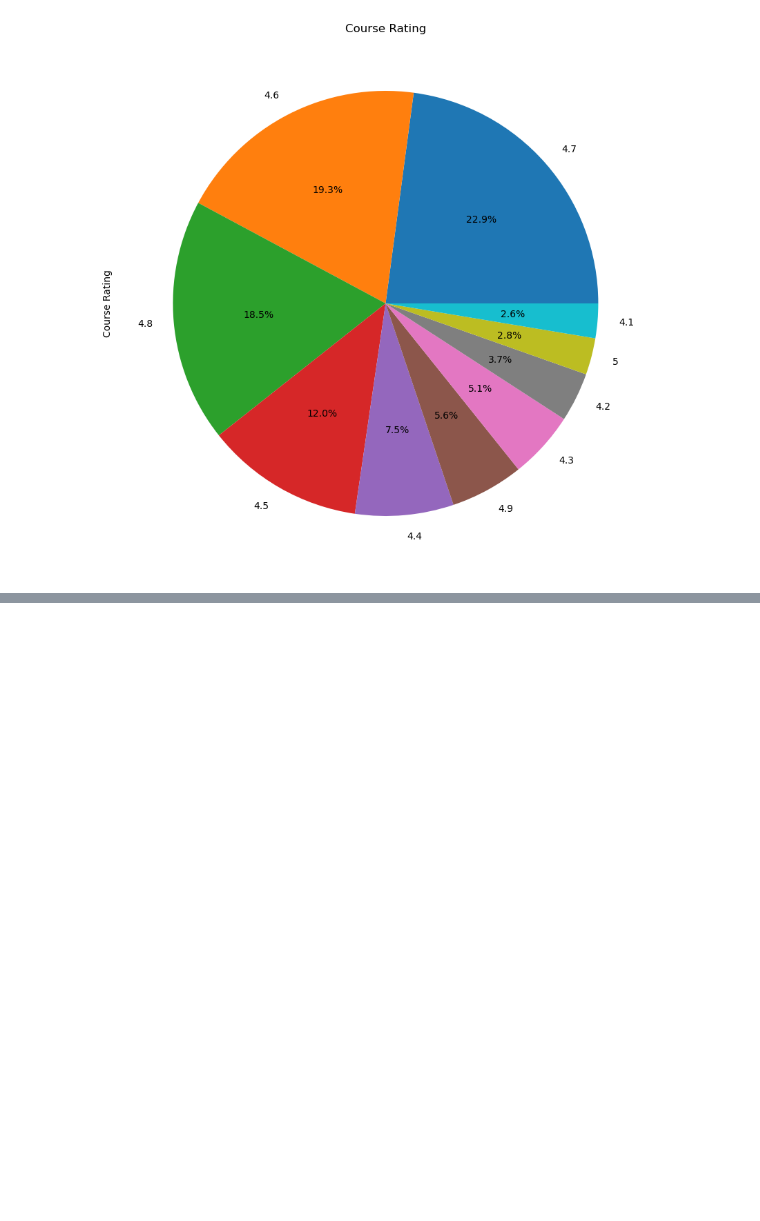
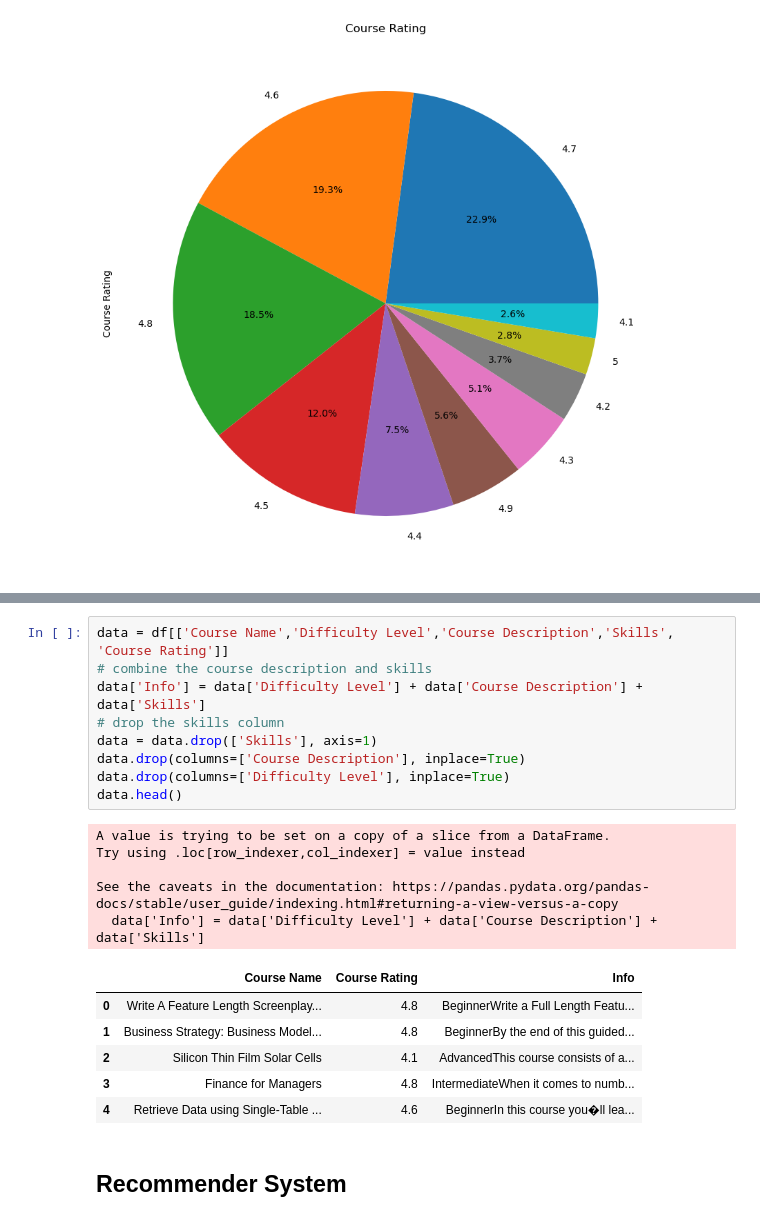
Before and after one commit to nogibjj/Beibei-Du-IDS721_Project2, a Jupyter notebook: course_rmd.ipynb, the cells around one changed output, grey strips where cells are left out. Saved outputs shown, nothing was run; the diff lists cells and outputs as text; blank space fills up the shorter version.

Commit message:
update recommender system

```diff
--- a/course_rmd.ipynb
+++ b/course_rmd.ipynb
@@ -80,0 +63,23 @@ Solving environment: |
+# %%
+data = df[['Course Name','Difficulty Level','Course Description','Skills', 'Course Rating']]
+# combine the course description and skills
+data['Info'] = data['Difficulty Level'] + data['Course Description'] + data['Skills']
+# drop the skills column
+data = data.drop(['Skills'], axis=1)
+data.drop(columns=['Course Description'], inplace=True)
+data.drop(columns=['Difficulty Level'], inplace=True)
+data.head()
+# %% [output]
+A value is trying to be set on a copy of a slice from a DataFrame.
+Try using .loc[row_indexer,col_indexer] = value instead
+
+See the caveats in the documentation: https://pandas.pydata.org/pandas-docs/stable/user_guide/indexing.html#returning-a-view-versus-a-copy
+  data['Info'] = data['Difficulty Level'] + data['Course Description'] + data['Skills']
+|  | Course Name | Course Rating | Info |
+| 0 | Write A Feature Length Screenplay... | 4.8 | BeginnerWrite a Full Length Featu... |
+| 1 | Business Strategy: Business Model... | 4.8 | BeginnerBy the end of this guided... |
+| 2 | Silicon Thin Film Solar Cells | 4.1 | AdvancedThis course consists of a... |
+| 3 | Finance for Managers | 4.8 | IntermediateWhen it comes to numb... |
+| 4 | Retrieve Data using Single-Table ... | 4.6 | BeginnerIn this course you�ll lea... |
+# %% [markdown]
+## Recommender System
```
Also changed, not shown: parts of 6 cells of this notebook.
